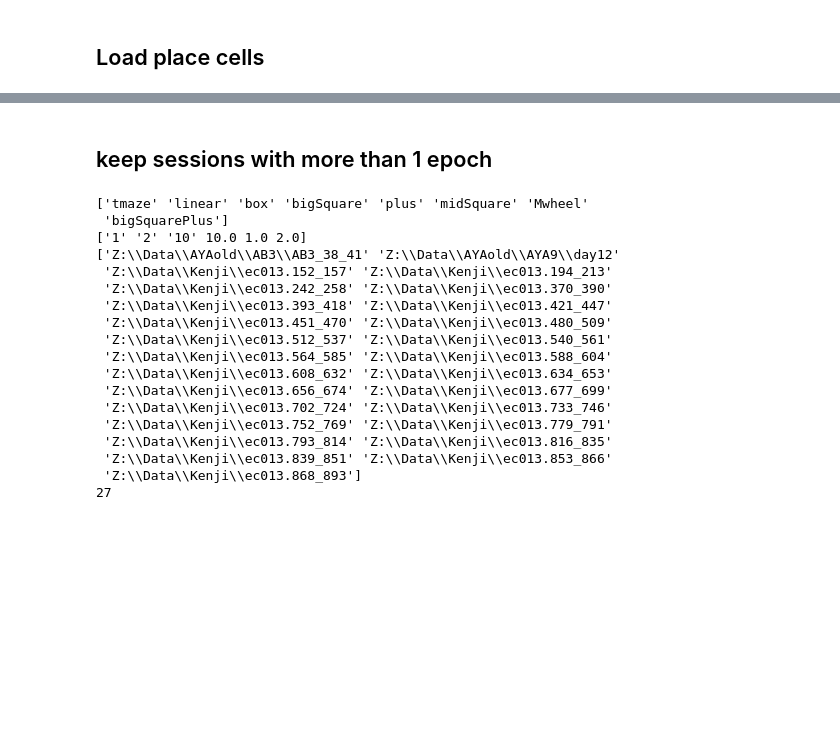
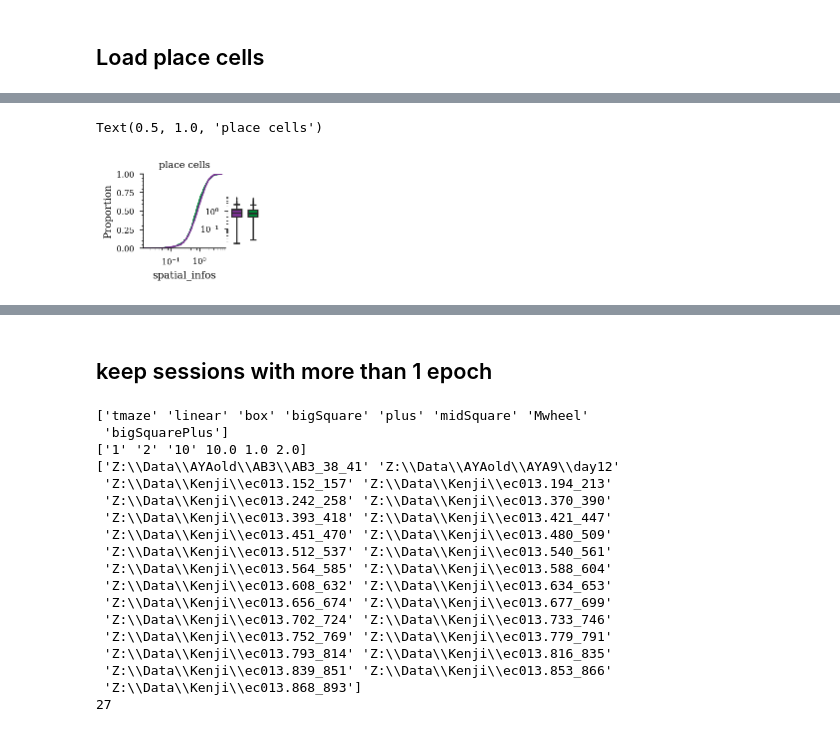
Before and after one commit to ryanharvey1/ripple_heterogeneity, a Jupyter notebook: scripts/place_cells/place_cells.ipynb, the cells around one changed output, grey strips where cells are left out. Saved outputs shown, nothing was run; the diff lists cells and outputs as text; code cells hidden in the pictures; blank space fills up the shorter version.

Commit message:
new place cell results

```diff
--- a/scripts/place_cells/place_cells.ipynb
+++ b/scripts/place_cells/place_cells.ipynb
@@ -23,6 +30,3 @@ functions.set_plotting_defaults()
 fig_save_path = r'Z:\home\ryanh\projects\ripple_heterogeneity\figures\panels'
 # %% [markdown]
 ## Run analysis and get place cells
-# %%
-basepath = r"Z:\Data\AYAold\AB1\day1"
-results = place_cells_run.run(basepath, n_shuff=50)
@@ -33,15 +32,0 @@ dict_keys(['df', 'ratemaps', 'occupancies', 'x', 'y', 'ts', 'st'])
-# %%
-# plt.plot(results['x'][0], results['ts'][0])
-# plt.show()
-st = results['st']
-x = results['x'][0]
-y = results['y'][0]
-ts = results['ts'][0]
-i = 5
-fig,ax = plt.subplots(2,1,figsize=(10,6))
-
-ax[0].plot(results['ratemaps'][i].T)
-ax[1].plot(x,ts,color='grey',alpha=.5)
-ax[1].plot(np.interp(results['st'][i],ts,x),results['st'][i],'.k',alpha=.5)
-# plt.axis('equal')
-# plt.axis('off')
@@ -174,2 +115,4 @@ save_path = r'Z:\home\ryanh\projects\ripple_heterogeneity\place_cell'
 
 df = load_in_everything(save_path)
+# %%
+df = add_new_deep_sup.add_new_deep_sup_class(df)
@@ -175,0 +128,27 @@ df = load_in_everything(save_path)
+# %%
+df["avg_fr_rate"] = df["n_spikes"] / (df["stopTime"] - df["startTime"])
+# %%
+plt.figure(
+    figsize=functions.set_size("thesis", fraction=0.25, subplots=(1.5, 1)),
+    edgecolor=None,
+)
+
+group_colors = {"Deep": "#7b3294", "Superficial": "#008837"}
+sns.set_palette(sns.color_palette(group_colors.values()))
+
+ax = plt.gca()
+box_ax = custom_plots.plot_ecdf_box(
+    df[(df.pvals < 0.05) & (df.n_spikes > 200)],
+    x="spatial_infos",
+    hue="deepSuperficial",
+    hue_order=group_colors.keys(),
+    x_offset=0.8,
+    ax=ax,
+)
+ax.set_xscale("log")
+box_ax.set_yscale("log")
+ax.set_title("place cells")
+# box_ax.legend(loc="upper right")
+# %% [output]
+Text(0.5, 1.0, 'place cells')
+[figure, added]
```
Also changed, not shown: parts of 43 cells of this notebook.
